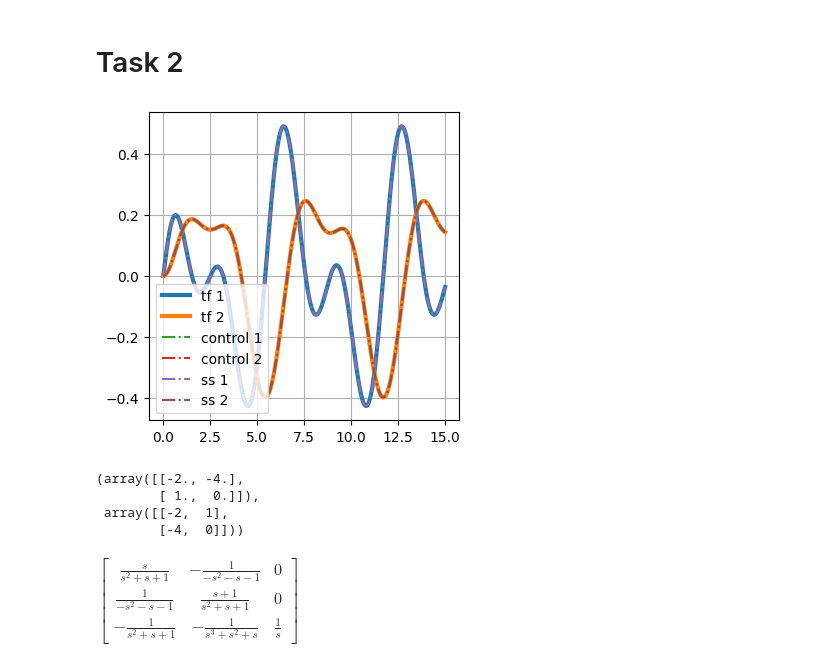
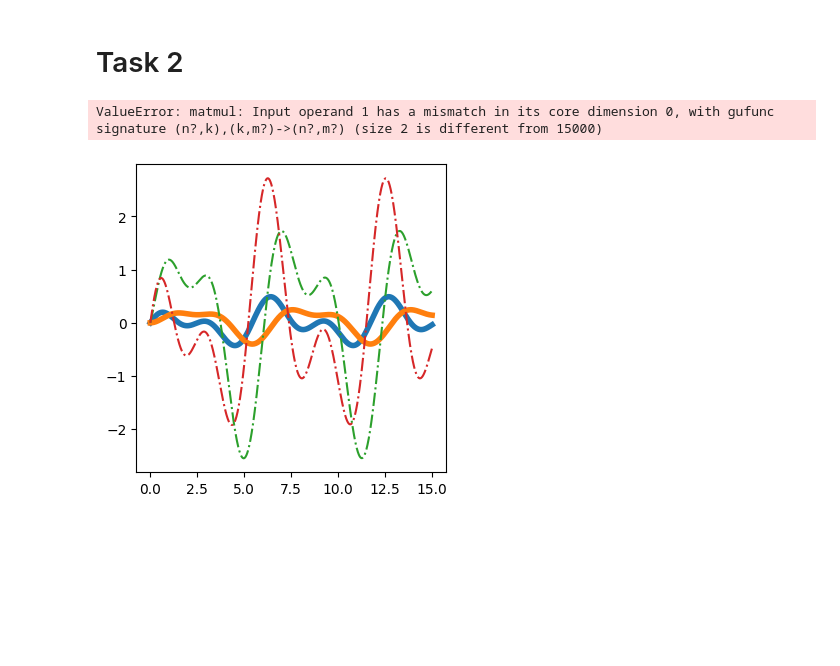
Before and after one commit to lalayants/adaptive-and-robust-control, a Jupyter notebook: 6/6.ipynb, the cells around one changed output. Saved outputs shown, nothing was run; the diff lists cells and outputs as text; code cells hidden in the pictures; blank space fills up the shorter version.

```diff
--- a/6/6.ipynb
+++ b/6/6.ipynb
@@ -93,30 +86,30 @@ ssD = np.zeros((1, ssB.shape[1]))
+# %%
+ssA_orig = np.array([[-a_1, 1], [-a_0, 0]])
+A_0 = np.array([[-k_1, 1], [-k_0, 0]])
+ssB_orig = np.array([b_1, b_0]).reshape((A.shape[0], 1))
+ssC_orig = np.zeros(ssA_orig.shape[0])
+ssC_orig[0] = 1
+ssD_orig = np.zeros((1, ssB_orig.shape[1]))
+
+ss_orig = control.ss(ssA_orig, ssB_orig, ssC_orig, ssD_orig)
+ssA_orig, ssB_orig, ssC_orig, ssD_orig = ss_orig.A, ss_orig.B, ss_orig.C, ss_orig.D
+ss = control.reachable_form(ss_orig)[0]
+reach2orig = control.reachable_form(ss)[1]
+ssA, ssB, ssC, ssD = ss.A, ss.B, ss.C, ss.D
 # %%
 A, B, C, D = tf2ss([b_1, b_0], [1, a_1, a_0])
 t, y, x = lsim((A, B, C, D), U=u, T=ts)
-plt.plot(t, x, label=['tf 1', 'tf 2'], linewidth=3)
 u = g(ts).reshape((len(ts), 1))
+plt.plot(t, x, linewidth=4, label=['tf 1', 'tf 2'])
 
-ss = control.ss(ssA, ssB, ssC, ssD)
-ss = control.reachable_form(ss)[0]
-res = control.forced_response(ss, U=u.T, T=ts)
+# t, y, x = lsim((ssA, ssB, ssC, ssD), U=u, T=ts)
+t, y, x_orig = lsim((ssA_orig, ssB_orig, ssC_orig, ssD_orig), U=u, T=ts)
 
-plt.plot(t, res.states.T, '-.', label=['control 1', 'control 2'])
-t, y, x = lsim((ss.A, ss.B, ss.C, ss.D), U=u, T=ts)
-plt.plot(t, x, '-.', label=['ss 1', 'ss 2'])
+plt.plot(t, x_orig, '-.', label=['ss orig 1', 'ss orig 2'])
+# plt.plot(t, ( x.T @ reach2orig.T).T, '-.', label=['ss r2o 1', 'ss r2o 2'])
+
 plt.legend()
 plt.grid()
 # %% [output]
+ValueError: matmul: Input operand 1 has a mismatch in its core dimension 0, with gufunc signature (n?,k),(k,m?)->(n?,m?) (size 2 is different from 15000)
-[figure, old version]
+[figure, new version]
-# %%
-ss.A, ssA
-# %% [output]
-(array([[-2., -4.],
-        [ 1.,  0.]]),
- array([[-2,  1],
-        [-4,  0]]))
-# %%
-import sympy
-from sympy.abc import s
-sympy.Matrix([[s + 1, -1, 0], [1, s, 0], [1, 0, s]]).inv()
-# %% [output]
-$\displaystyle \left[\begin{matrix}\frac{s}{s^{2} + s + 1} & - \frac{1}{- s^{2} - s - 1} & 0\\\frac{1}{- s^{2} - s - 1} & \frac{s + 1}{s^{2} + s + 1} & 0\\- \frac{1}{s^{2} + s + 1} & - \frac{1}{s^{3} + s^{2} + s} & \frac{1}{s}\end{matrix}\right]$
```
Also changed, not shown: parts of 3 cells of this notebook.
